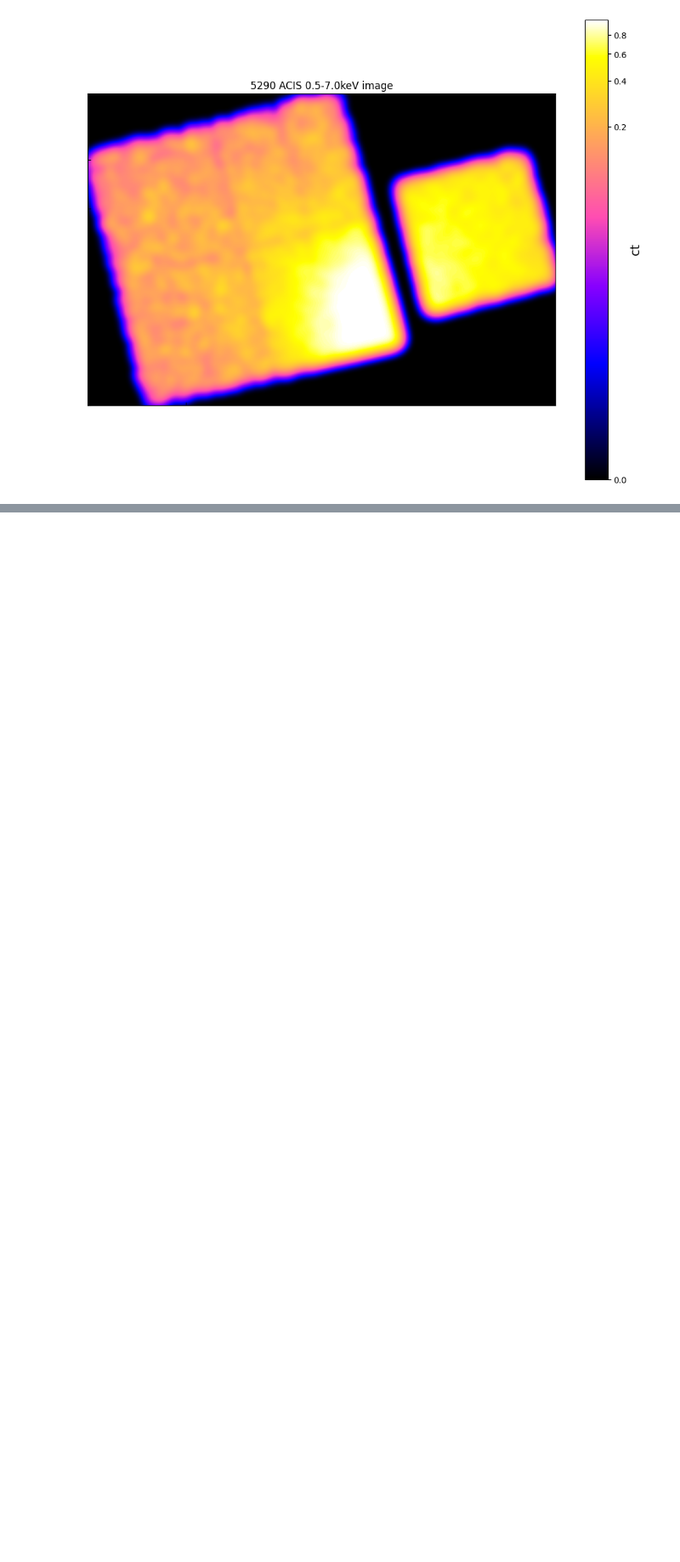
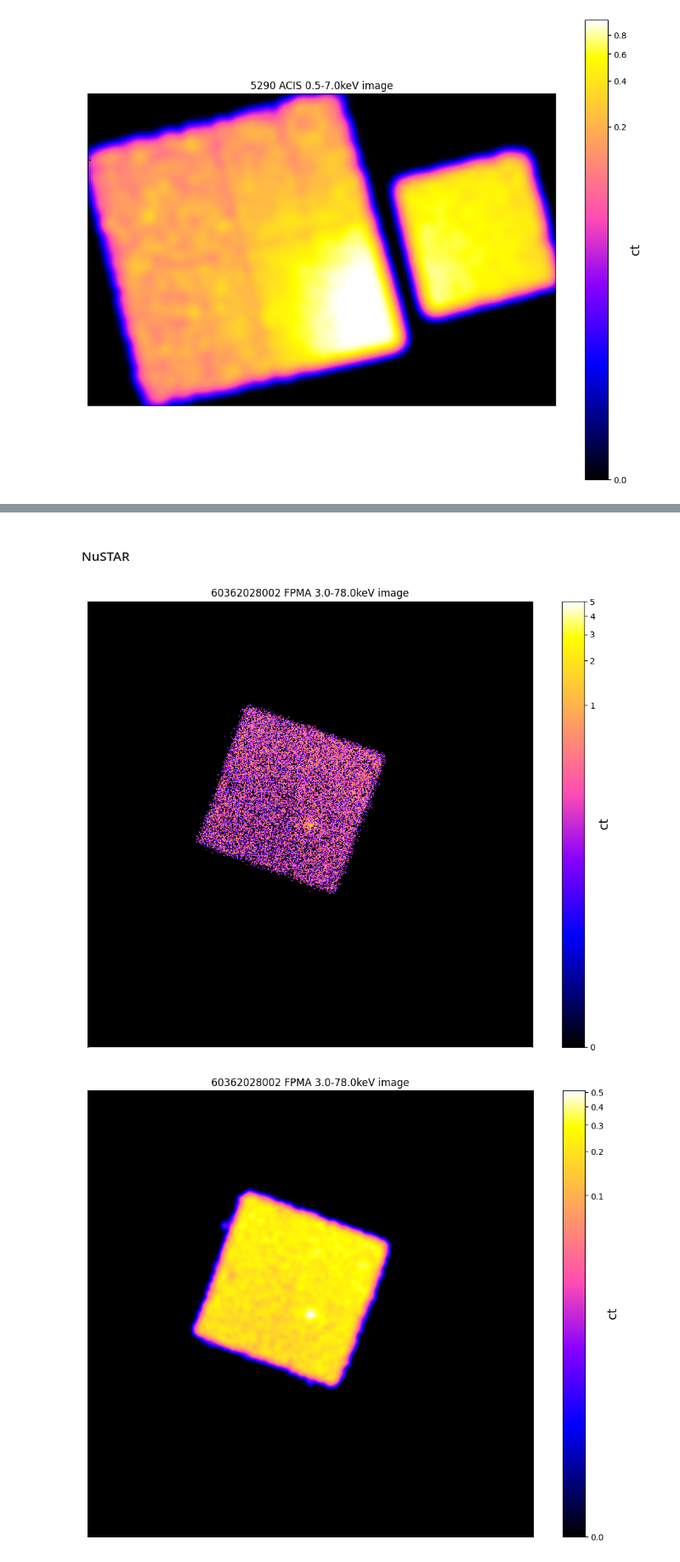
Before and after one commit to LoVoCCS/X-LoVoCCS-Data, a Jupyter notebook: notebooks/visualisations_coverage/observation_coverage.ipynb, the cells around one changed output, grey strips where cells are left out. Shown at 85% size. Cells and saved outputs as stored; diff of their text form; code cells hidden in the pictures; blank space fills up the shorter version.

Commit message:
Mechanism for creating coverage maps has been implemented and largely seems to be working

```diff
--- a/notebooks/visualisations_coverage/observation_coverage.ipynb
+++ b/notebooks/visualisations_coverage/observation_coverage.ipynb
@@ -285,0 +299,56 @@ for oi in rosp_obs_ids:
+# %% [markdown]
+#### NuSTAR
+# %%
+nu_path = "../../data/nustar_pointed_raw/"
+nu_im_path = nu_path + "{oi}/event_cl/nu{oi}{i}01_sk.img.gz"
+
+nu_obs_ids = [fp for fp in os.listdir(nu_path)]
+# %%
+# Reset the det_maps entry for this mission to ensure that duplicates aren't appended by running this cell
+#  multiple times
+if len(det_maps['nustar_pointed']) != 0:
+    det_maps['nustar_pointed'] = []
+
+# As this isn't as simple as just loading in an exposure map, I do want to show a demonstration of what I am doing
+#  to each image - this flag will flip after the first visualisation, so that only one pair of before and after
+#  images appear, that way we avoid the notebook getting too large
+show_vis = True
+for oi in nu_obs_ids:
+    for inst in ['FPMA', 'FPMB']:
+        cur_im = Image(nu_im_path.format(oi=oi, i=inst[-1]), oi, inst, '', '', '', Quantity(3.0, 'keV'),
+                       Quantity(78.0, 'keV'))
+
+        if cur_im.usable:
+            # If we're on the first ObsID then show_vis will be True, and this will show a visualisation of the
+            #  image as it is now
+            if show_vis:
+                cur_im.view()
+
+            # Set up an array of zeros in the same shape as the original image
+            det_dat = np.zeros(cur_im.shape)
+            # Then that array is set to one everywhere that there is a non-zero value in the image. Obviously this
+            #  will be full of zero value pixels even where it is on the detector, but I've found that smoothing
+            #  this achieves better results than smoothing the image directly - this is because if a large
+            #  extended emission is near the edge of the detector it can really bias the smoothing and alter the
+            #  shape of the 'detector map' significantly, which we are trying to avoid
+            det_dat[np.where(cur_im.data != 0)] = 1
+
+            # Smooth the det map data with a round 2D Gaussian, standard devation set at the top of this section
+            sm_data = convolve_fft(det_dat, Gaussian2DKernel(nustar_smooth_stdev), normalize_kernel=True)
+            # Then replace the image's data with the smooth detector map data - now we can use the XGA coordinate
+            #  conversion interface to determine which pixels are on a detector (approximately), just as we can
+            #  with the exposure maps
+            cur_im.data = sm_data
+
+            # For context we show the final smoothed 'detector map' for the first ObsID
+            if show_vis:
+                cur_im.view()
+                # This ensure no subsequent ObsIDs will have visualisations shown, keeping the notebook
+                #  small enough
+                show_vis = False
+
+            # Finally make sure to actually store the 'detector map' we've created
+            det_maps['nustar_pointed'].append(cur_im)
+# %% [output]
+[figure, added]
+[figure, added]
```
Also changed, not shown: parts of 18 cells of this notebook.
